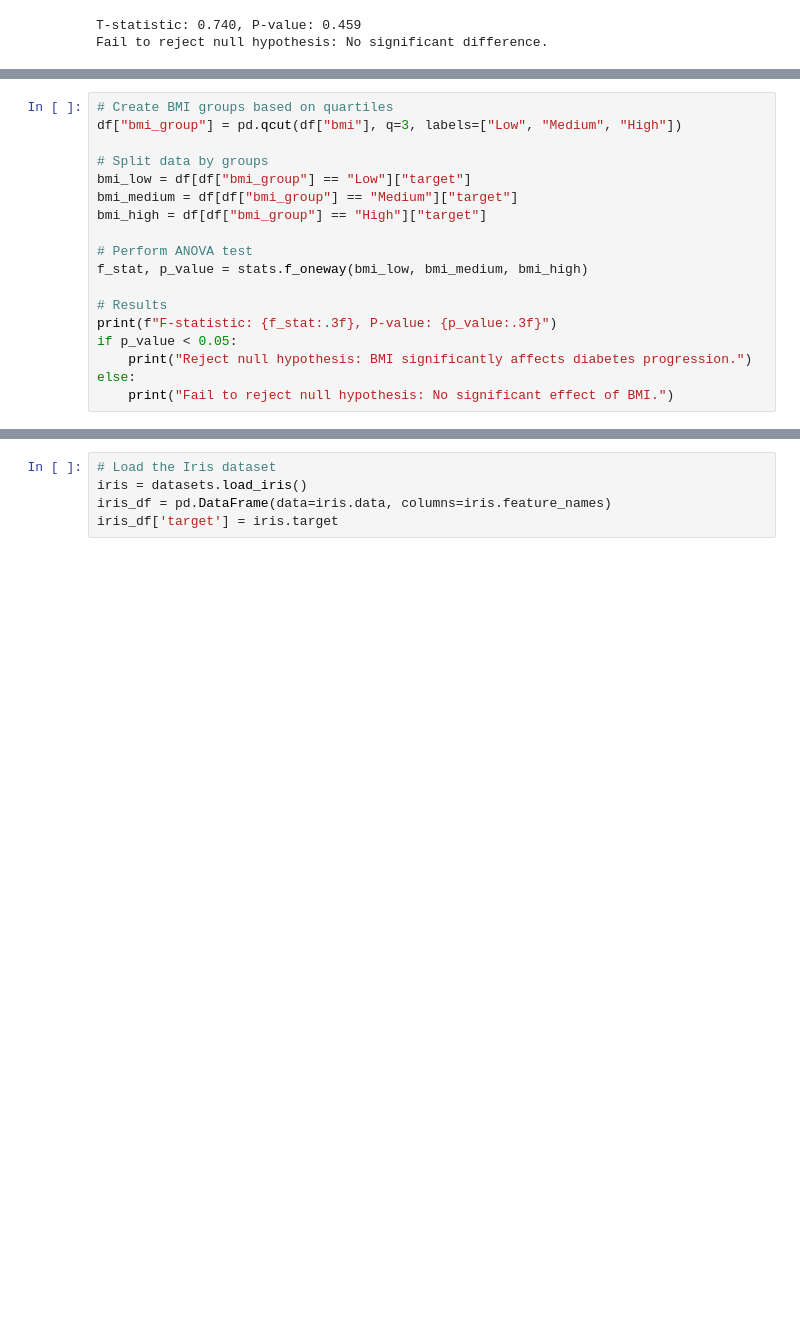
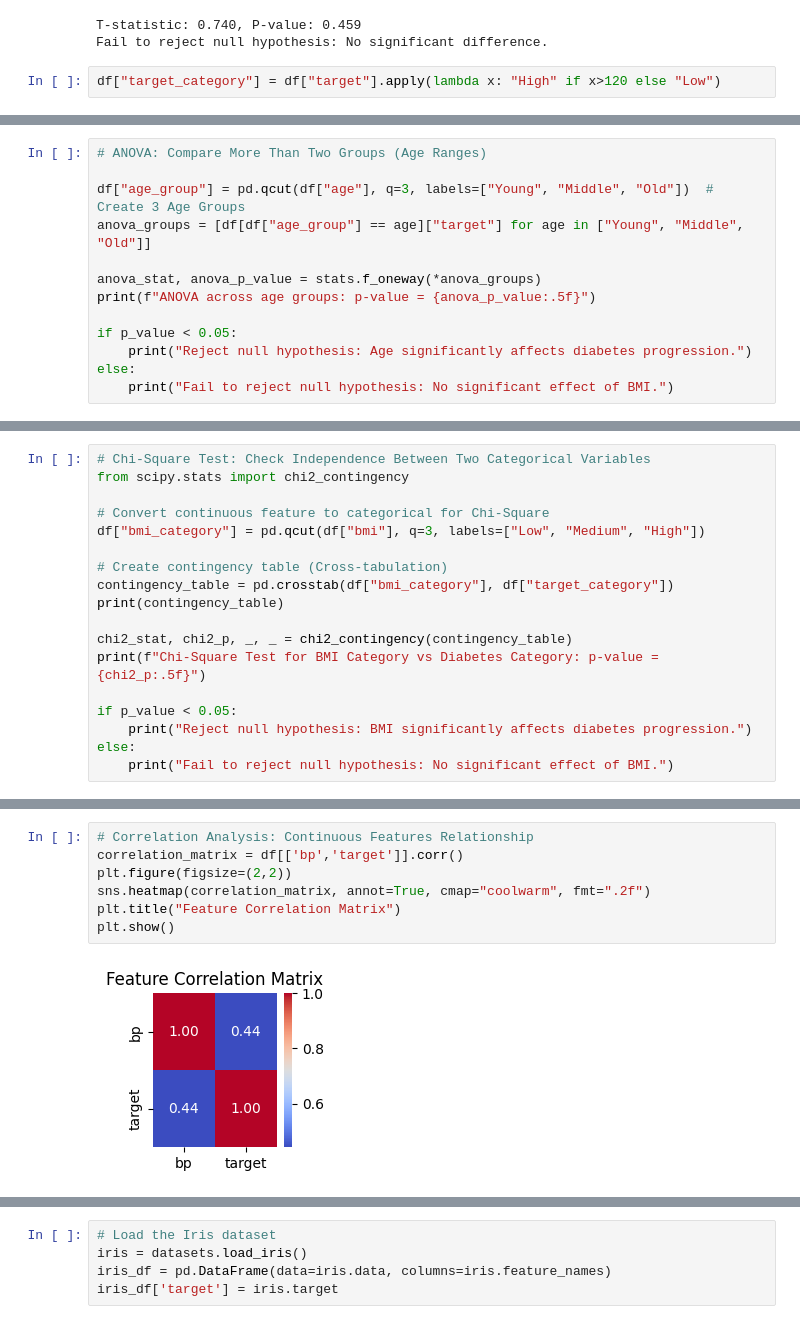
Before and after one commit to amrita1102/Data-Science, a Jupyter notebook: Feature selection.ipynb, the cells around one changed output, grey strips where cells are left out. Saved outputs shown, nothing was run; the diff lists cells and outputs as text; blank space fills up the shorter version.

Commit message:
hypothesis testing applications for feature selection- diabetes and iris dataset

```diff
--- a/Feature selection.ipynb
+++ b/Feature selection.ipynb
@@ -40,3 +40,5 @@ else:
 # %% [output]
 T-statistic: 0.740, P-value: 0.459
 Fail to reject null hypothesis: No significant difference.
+# %%
+df["target_category"] = df["target"].apply(lambda x: "High" if x>120 else "Low")
@@ -43,19 +60,14 @@ Fail to reject null hypothesis: No significant difference.
 # %%
-# Create BMI groups based on quartiles
-df["bmi_group"] = pd.qcut(df["bmi"], q=3, labels=["Low", "Medium", "High"])
+# ANOVA: Compare More Than Two Groups (Age Ranges)
 
-# Split data by groups
-bmi_low = df[df["bmi_group"] == "Low"]["target"]
-bmi_medium = df[df["bmi_group"] == "Medium"]["target"]
-bmi_high = df[df["bmi_group"] == "High"]["target"]
+df["age_group"] = pd.qcut(df["age"], q=3, labels=["Young", "Middle", "Old"])  # Create 3 Age Groups
+anova_groups = [df[df["age_group"] == age]["target"] for age in ["Young", "Middle", "Old"]]
 
-# Perform ANOVA test
-f_stat, p_value = stats.f_oneway(bmi_low, bmi_medium, bmi_high)
+anova_stat, anova_p_value = stats.f_oneway(*anova_groups)
+print(f"ANOVA across age groups: p-value = {anova_p_value:.5f}")
 
-# Results
-print(f"F-statistic: {f_stat:.3f}, P-value: {p_value:.3f}")
 if p_value < 0.05:
-    print("Reject null hypothesis: BMI significantly affects diabetes progression.")
+    print("Reject null hypothesis: Age significantly affects diabetes progression.")
 else:
     print("Fail to reject null hypothesis: No significant effect of BMI.")
 # %% [output]
@@ -63,0 +80,18 @@ Reject null hypothesis: BMI significantly affects diabetes progression.
+# %%
+# Chi-Square Test: Check Independence Between Two Categorical Variables
+from scipy.stats import chi2_contingency
+
+# Convert continuous feature to categorical for Chi-Square
+df["bmi_category"] = pd.qcut(df["bmi"], q=3, labels=["Low", "Medium", "High"])
+
+# Create contingency table (Cross-tabulation)
+contingency_table = pd.crosstab(df["bmi_category"], df["target_category"])
+print(contingency_table)
+
+chi2_stat, chi2_p, _, _ = chi2_contingency(contingency_table)
+print(f"Chi-Square Test for BMI Category vs Diabetes Category: p-value = {chi2_p:.5f}")
+
+if p_value < 0.05:
+    print("Reject null hypothesis: BMI significantly affects diabetes progression.")
+else:
+    print("Fail to reject null hypothesis: No significant effect of BMI.")
@@ -63,0 +118,9 @@ Reject null hypothesis: BMI significantly affects diabetes progression.
+# %%
+# Correlation Analysis: Continuous Features Relationship
+correlation_matrix = df[['bp','target']].corr()
+plt.figure(figsize=(2,2))
+sns.heatmap(correlation_matrix, annot=True, cmap="coolwarm", fmt=".2f")
+plt.title("Feature Correlation Matrix")
+plt.show()
+# %% [output]
+[figure, added]
```
Also changed, not shown: parts of 9 cells of this notebook.
